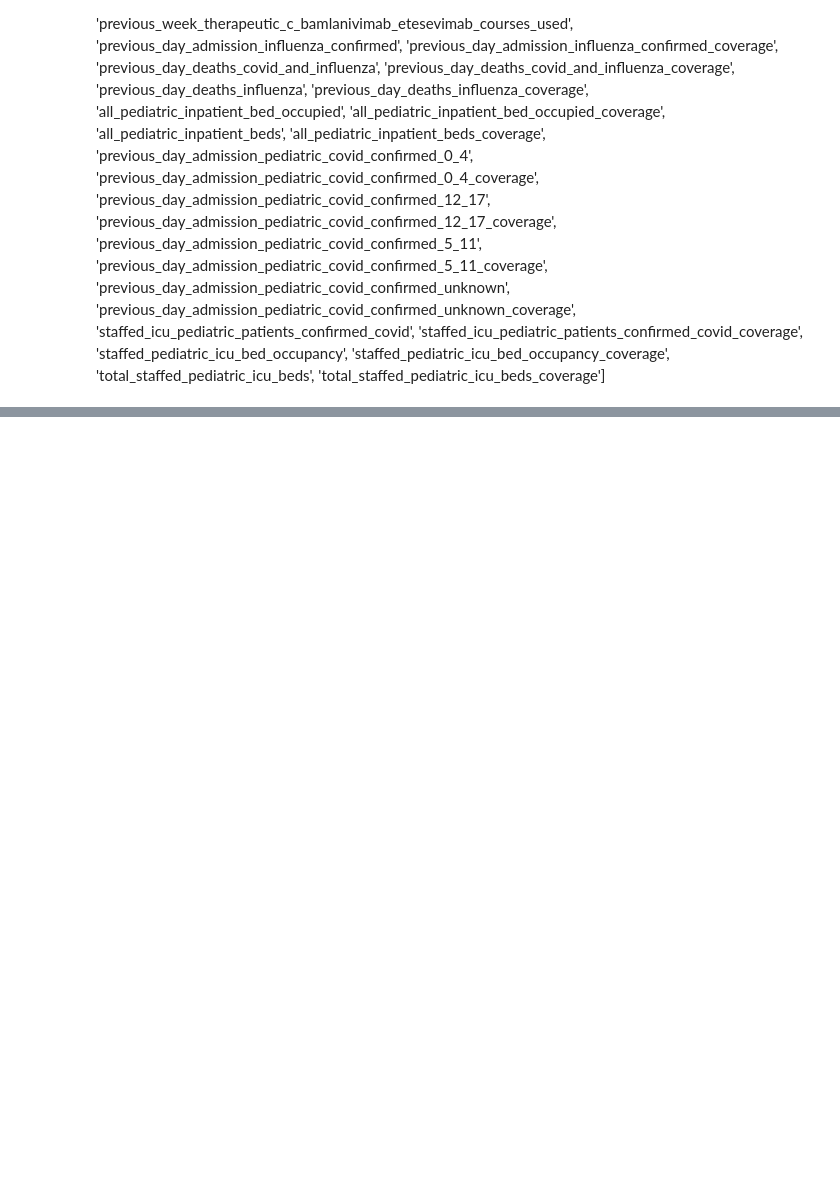
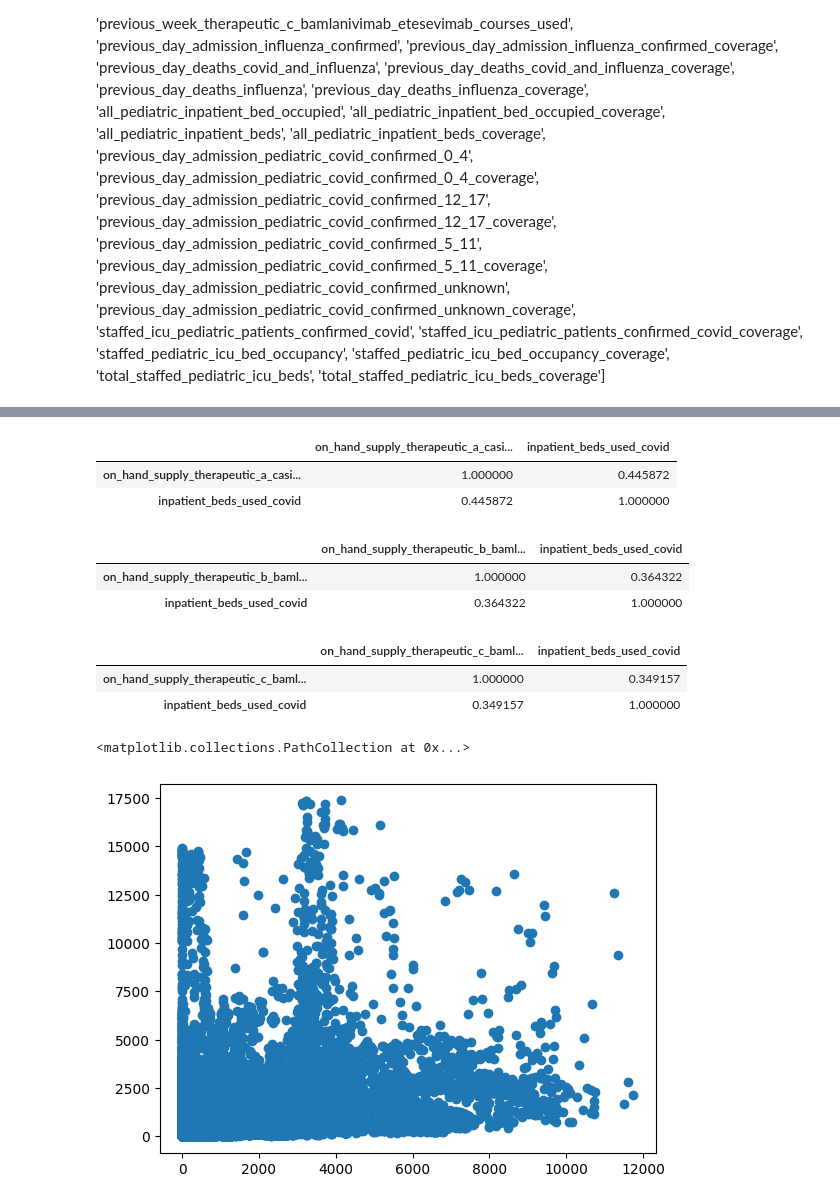
Before and after one commit to dsagher/CSE_881_Final_Project, a Jupyter notebook: sandbox.ipynb, the cells around one changed output, grey strips where cells are left out. Cells and saved outputs as stored; diff of their text form; code cells hidden in the pictures; blank space fills up the shorter version.

```diff
--- a/sandbox.ipynb
+++ b/sandbox.ipynb
@@ -237,3 +239,5 @@ to_delete = ['previous_day_admission_adult_covid_confirmed',
  'staffed_pediatric_icu_bed_occupancy_coverage',
  'total_staffed_pediatric_icu_beds',
  'total_staffed_pediatric_icu_beds_coverage']
+# %%
+df_state = df_state.drop(columns= to_delete)
@@ -239,0 +264,23 @@ to_delete = ['previous_day_admission_adult_covid_confirmed',
+# %%
+df_state[["on_hand_supply_therapeutic_a_casirivimab_imdevimab_courses", "inpatient_beds_used_covid"]].corr()
+# %% [output]
+|  | on_hand_supply_therapeutic_a_casi... | inpatient_beds_used_covid |
+| on_hand_supply_therapeutic_a_casi... | 1.000000 | 0.445872 |
+| inpatient_beds_used_covid | 0.445872 | 1.000000 |
+# %%
+df_state[["on_hand_supply_therapeutic_b_bamlanivimab_courses", "inpatient_beds_used_covid"]].corr()
+# %% [output]
+|  | on_hand_supply_therapeutic_b_baml... | inpatient_beds_used_covid |
+| on_hand_supply_therapeutic_b_baml... | 1.000000 | 0.364322 |
+| inpatient_beds_used_covid | 0.364322 | 1.000000 |
+# %%
+df_state[["on_hand_supply_therapeutic_c_bamlanivimab_etesevimab_courses", "inpatient_beds_used_covid"]].corr()
+# %% [output]
+|  | on_hand_supply_therapeutic_c_baml... | inpatient_beds_used_covid |
+| on_hand_supply_therapeutic_c_baml... | 1.000000 | 0.349157 |
+| inpatient_beds_used_covid | 0.349157 | 1.000000 |
+# %%
+plt.scatter(x = df_state["on_hand_supply_therapeutic_c_bamlanivimab_etesevimab_courses"], y = df_state["inpatient_beds_used_covid"])
+# %% [output]
+<matplotlib.collections.PathCollection at 0x...>
+[figure, added]
```
Also changed, not shown: parts of 5 cells of this notebook.
